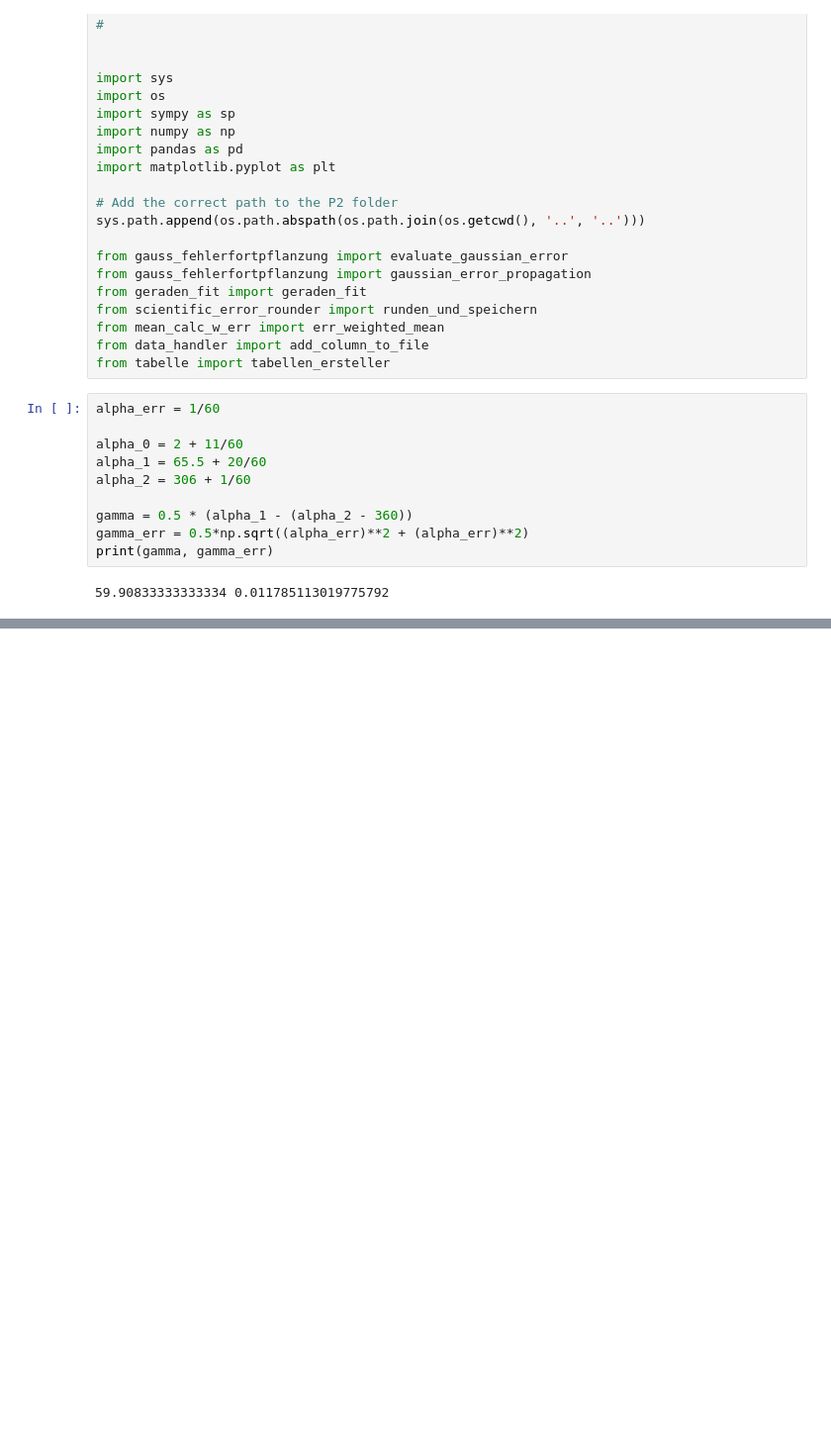
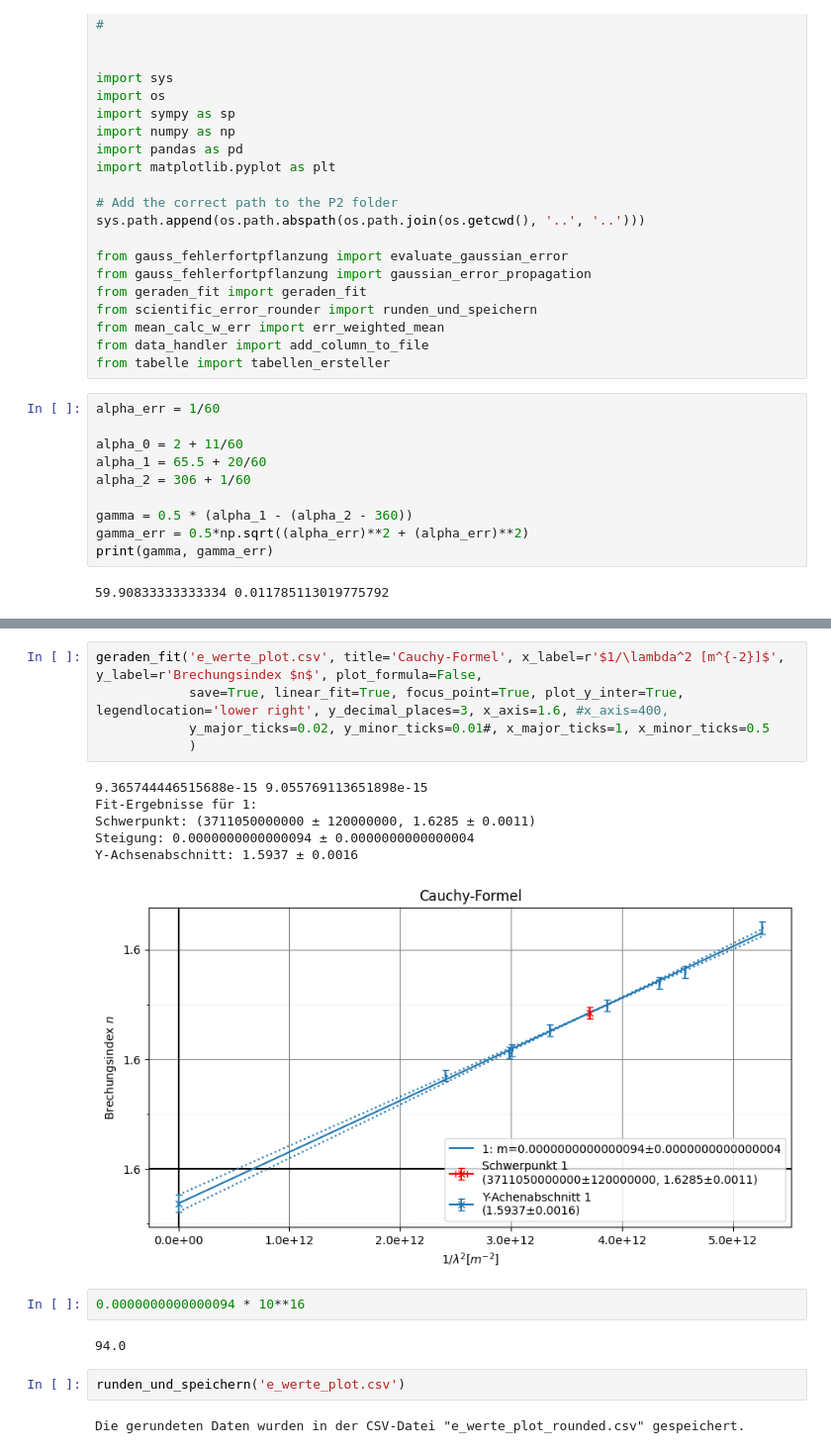
Before and after one commit to Patrixon0/data-analysis-plotting-tool, a Jupyter notebook: P3/Theo_Patrick/366 Patrick/storage_366_main.ipynb, the cells around one changed output, grey strips where cells are left out. Shown at 99% size. Cells and saved outputs as stored; diff of their text form; blank space fills up the shorter version.

```diff
--- a/P3/Theo_Patrick/366 Patrick/storage_366_main.ipynb
+++ b/P3/Theo_Patrick/366 Patrick/storage_366_main.ipynb
@@ -124,0 +208,20 @@ geraden_fit('wellenlaenge_drehwinkel.csv', x_min = 400, x_max = 800, y_min = 49,
+# %%
+geraden_fit('e_werte_plot.csv', title='Cauchy-Formel', x_label=r'$1/\lambda^2 [m^{-2}]$', y_label=r'Brechungsindex $n$', plot_formula=False,
+			save=True, linear_fit=True, focus_point=True, plot_y_inter=True, legendlocation='lower right', y_decimal_places=3, x_axis=1.6, #x_axis=400,
+			y_major_ticks=0.02, y_minor_ticks=0.01#, x_major_ticks=1, x_minor_ticks=0.5
+			)
+# %% [output]
+9.365744446515688e-15 9.055769113651898e-15
+Fit-Ergebnisse für 1:
+Schwerpunkt: (3711050000000 ± 120000000, 1.6285 ± 0.0011)
+Steigung: 0.0000000000000094 ± 0.0000000000000004
+Y-Achsenabschnitt: 1.5937 ± 0.0016
+[figure, added]
+# %%
+0.0000000000000094 * 10**16
+# %% [output]
+94.0
+# %%
+runden_und_speichern('e_werte_plot.csv')
+# %% [output]
+Die gerundeten Daten wurden in der CSV-Datei "e_werte_plot_rounded.csv" gespeichert.
```
Also changed, not shown: parts of 8 cells of this notebook, 11 other files.
